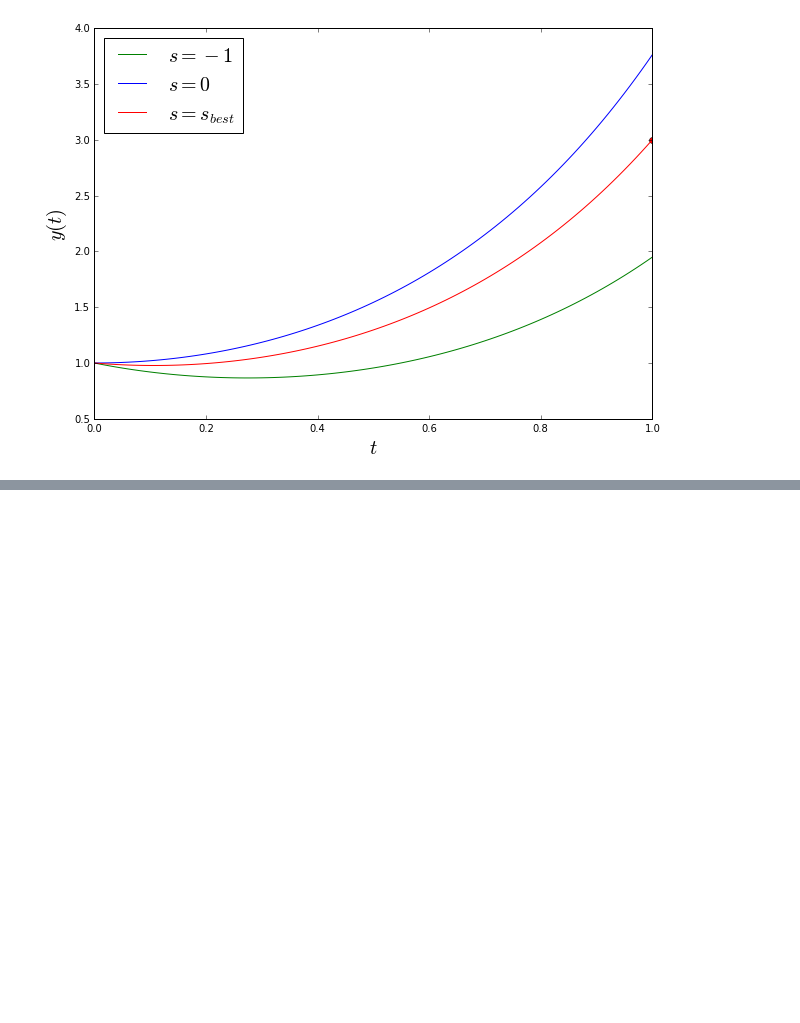
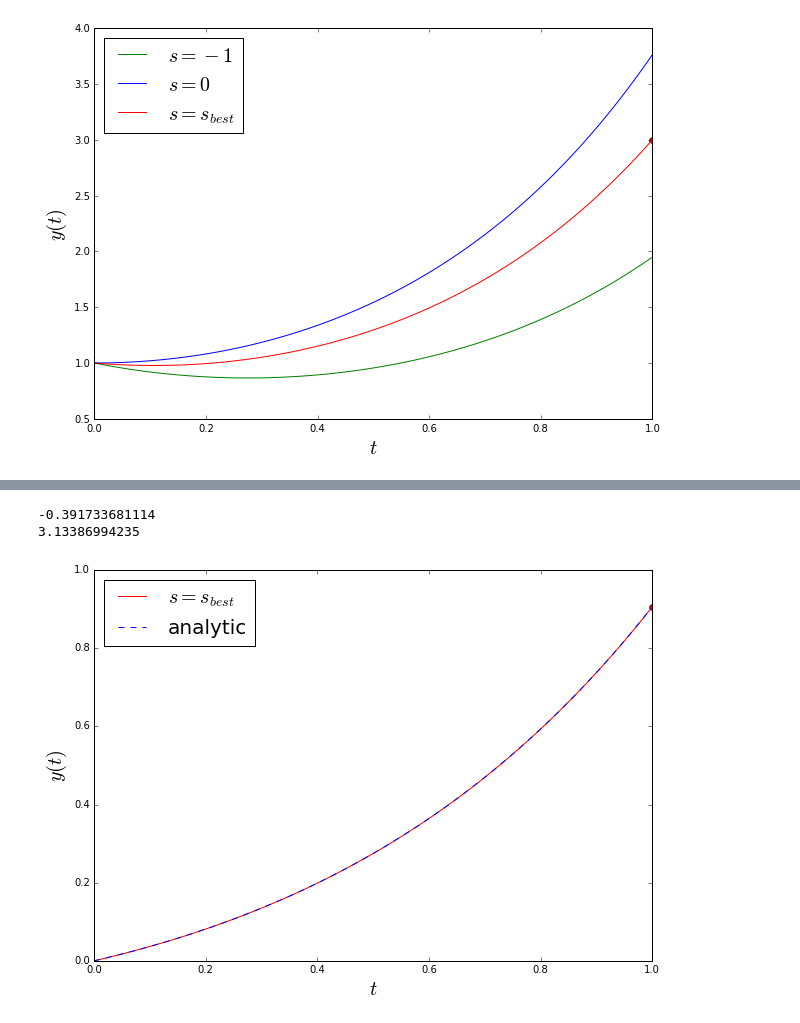
Before and after one commit to asazo/CC2, a Jupyter notebook: bvp.ipynb, the cells around one changed output, grey strips where cells are left out. Drawn from its saved outputs; the diff is of its cells as text; code cells hidden in the pictures; blank space fills up the shorter version.

```diff
--- a/bvp.ipynb
+++ b/bvp.ipynb
@@ -150,0 +155,40 @@ plt.show()
+# %%
+a, b = (0, 1)
+yb = 1./3.*np.exp(1)
+
+t = np.linspace(a, b, 101)
+
+### v' = u + 2/3e^t
+### u' = v
+
+def yprime(_y, t):
+    v, u = _y
+    return [u + 2./3.*np.exp(t), v]
+
+def F(s):
+    y0 = [s, 0]
+    sol = odeint(yprime, y0, t)
+    return sol[:,1][-1] - yb
+
+print(F(0))
+print(F(3))
+sbest = bisect(F, 0, 3)
+
+# Plot de aproximaciones
+y1 = odeint(yprime, [0, 0], t)
+y2 = odeint(yprime, [3, 0], t)
+ybest = odeint(yprime, [sbest, 0], t)
+plt.figure(figsize=(10,7))
+plt.plot(1, yb, 'ro')
+#plt.plot(t, y1[:,1], 'g-', label="$s=0$")
+#plt.plot(t, y2[:,1], 'b-', label="$s=3$")
+plt.plot(t, ybest[:,1],'r-', label="$s=s_{best}$")
+plt.plot(t, 1./3.*t*np.exp(t), 'b--', label="analytic")
+plt.legend(loc='best', fontsize=20)
+plt.xlabel("$t$", fontsize=20)
+plt.ylabel("$y(t)$", fontsize=20)
+plt.show()
+# %% [output]
+-0.391733681114
+3.13386994235
+[figure, added]
```
Also changed, not shown: parts of 1 cell of this notebook.
